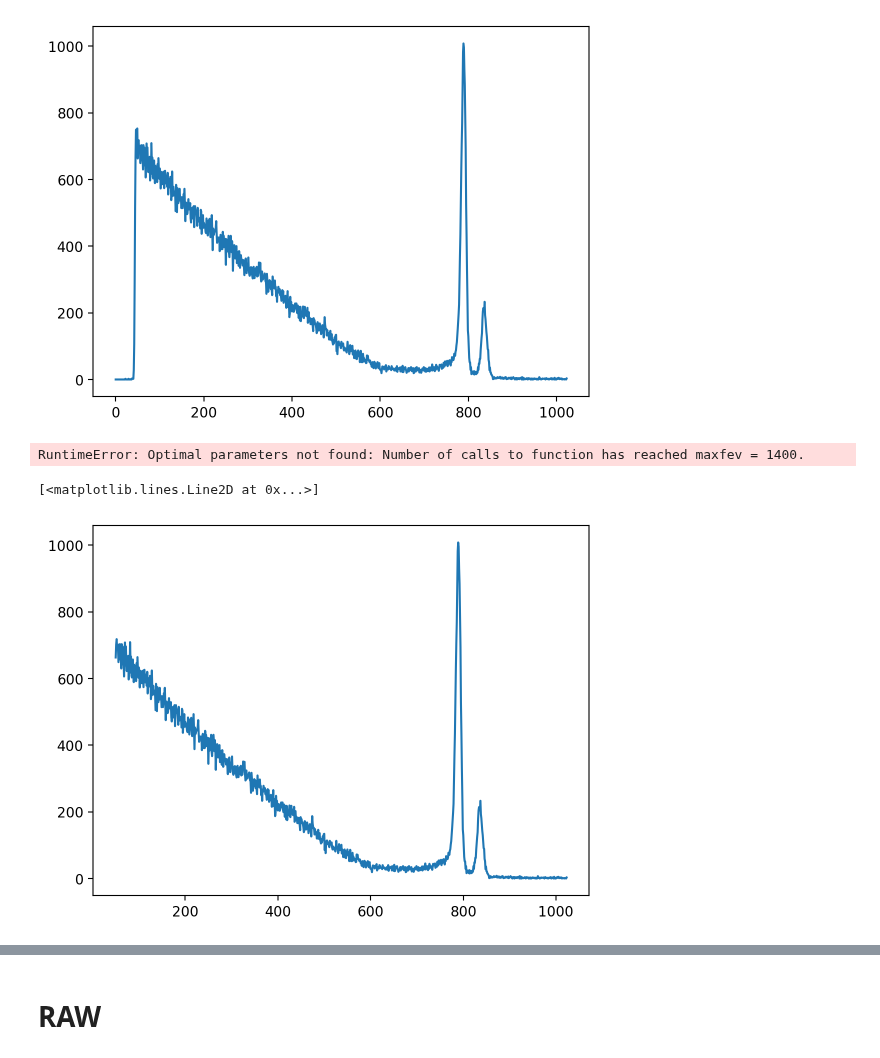
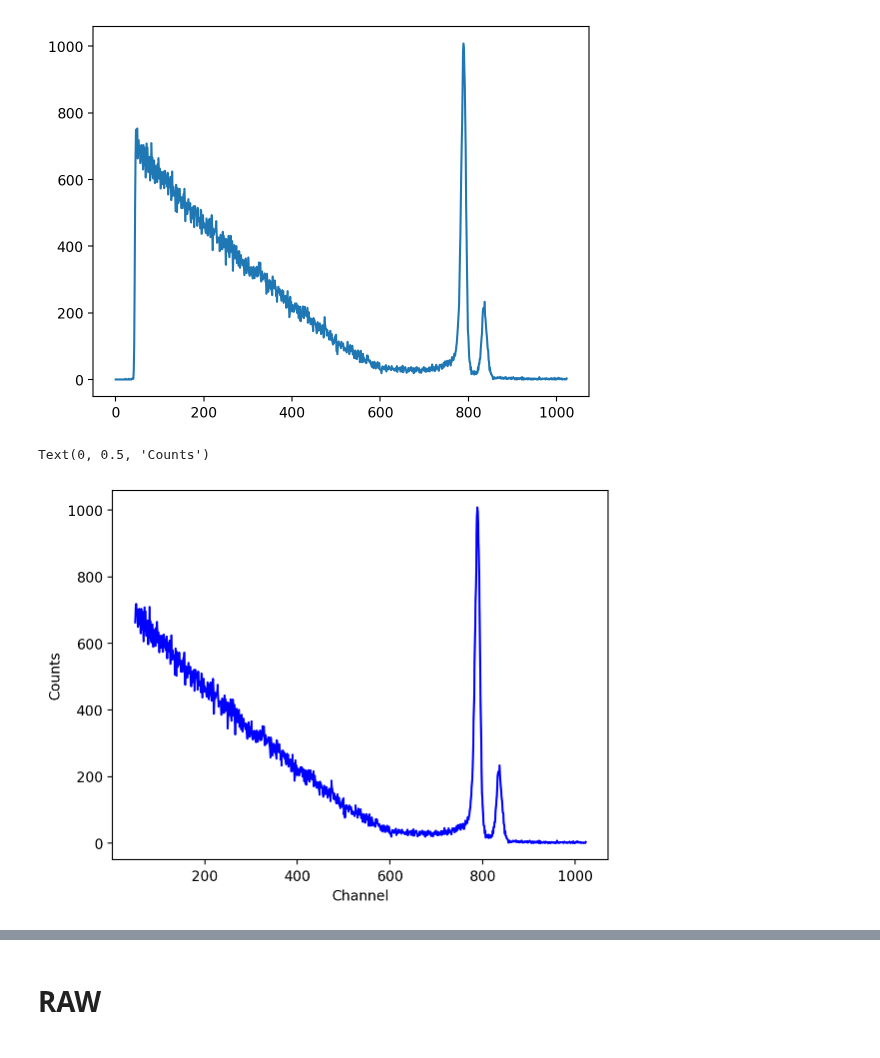
Before and after one commit to Xuanyiyiren/Fundamental-Laboratory-Experiment-in-Nuclear-Electronics-II, a Jupyter notebook: Experiment-5/data_ana.ipynb, the cells around one changed output, grey strips where cells are left out. Saved outputs shown, nothing was run; the diff lists cells and outputs as text; code cells hidden in the pictures.

```diff
--- a/Experiment-5/data_ana.ipynb
+++ b/Experiment-5/data_ana.ipynb
@@ -150,51 +150,15 @@ plt.plot(beta_spetrum)
 plt.show()
 # %% [output]
 [figure]
-# %%
-import matplotlib.pyplot as plt
-import numpy as np
-import pandas as pd
-from scipy.optimize import curve_fit
-
-#data generation
-# np.random.seed(123)
-# data=np.concatenate((np.random.normal(1, .2, 5000), np.random.normal(1.6, .3, 2500)))
-# y,x,_=plt.hist(data, 100, alpha=.3, label='data')
-# x=(x[1:]+x[:-1])/2 # for len(x)==len(y)
-y = beta_spetrum
-x = np.arange(0,len(beta_spetrum),1)
-
-#x, y inputs can be lists or 1D numpy arrays
-
-def gauss(x, mu, sigma, A):
-    return A*np.exp(-(x-mu)**2/2/sigma**2)
-
-def bimodal(x, mu1, sigma1, A1, mu2, sigma2, A2):
-    return gauss(x,mu1,sigma1,A1)+gauss(x,mu2,sigma2,A2)
-
-expected = (790, .2, 1, 830, .2, 125)
-params, cov = curve_fit(bimodal, x, y, expected)
-sigma=np.sqrt(np.diag(cov))
-x_fit = np.linspace(x.min(), x.max(), 500)
-#plot combined...
-plt.plot(x_fit, bimodal(x_fit, *params), color='red', lw=3, label='model')
-#...and individual Gauss curves
-plt.plot(x_fit, gauss(x_fit, *params[:3]), color='red', lw=1, ls="--", label='distribution 1')
-plt.plot(x_fit, gauss(x_fit, *params[3:]), color='red', lw=1, ls=":", label='distribution 2')
-#and the original data points if no histogram has been created before
-#plt.scatter(x, y, marker="X", color="black", label="original data")
-plt.legend()
-print(pd.DataFrame(data={'params': params, 'sigma': sigma}, index=bimodal.__code__.co_varnames[1:]))
-plt.show()
-# %% [output]
-RuntimeError: Optimal parameters not found: Number of calls to function has reached maxfev = 1400.
 # %%
 beta_spetrum_dropped = beta_spetrum[50:]
 channel_dropped = np.arange(50,1024,1)
 # bl = baseline(beta_spetrum[50:],deg=4)
 # print(bl)
 fig,ax = plt.subplots()
-ax.plot(channel_dropped,beta_spetrum_dropped)
+ax.plot(channel_dropped,beta_spetrum_dropped,color = 'blue',label = r'$\beta$ Spectrum')
+ax.set_xlabel('Channel')
+ax.set_ylabel('Counts')
 # %% [output]
-[<matplotlib.lines.Line2D at 0x...>]
+Text(0, 0.5, 'Counts')
-[figure, old version]
+[figure, new version]
```
Also changed, not shown: parts of 12 cells of this notebook, 4 other files.
